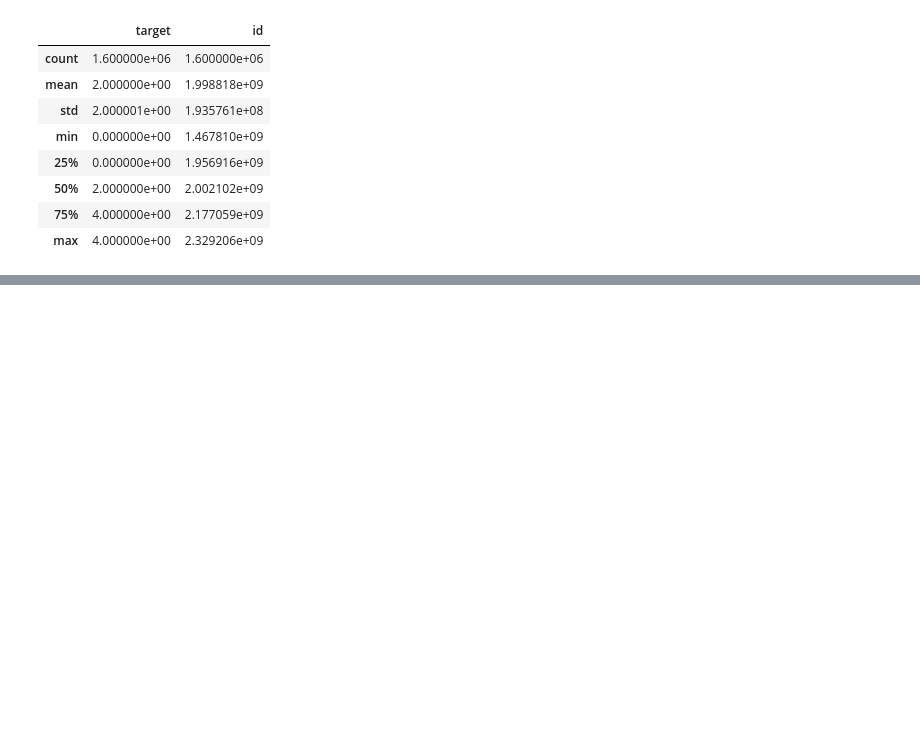
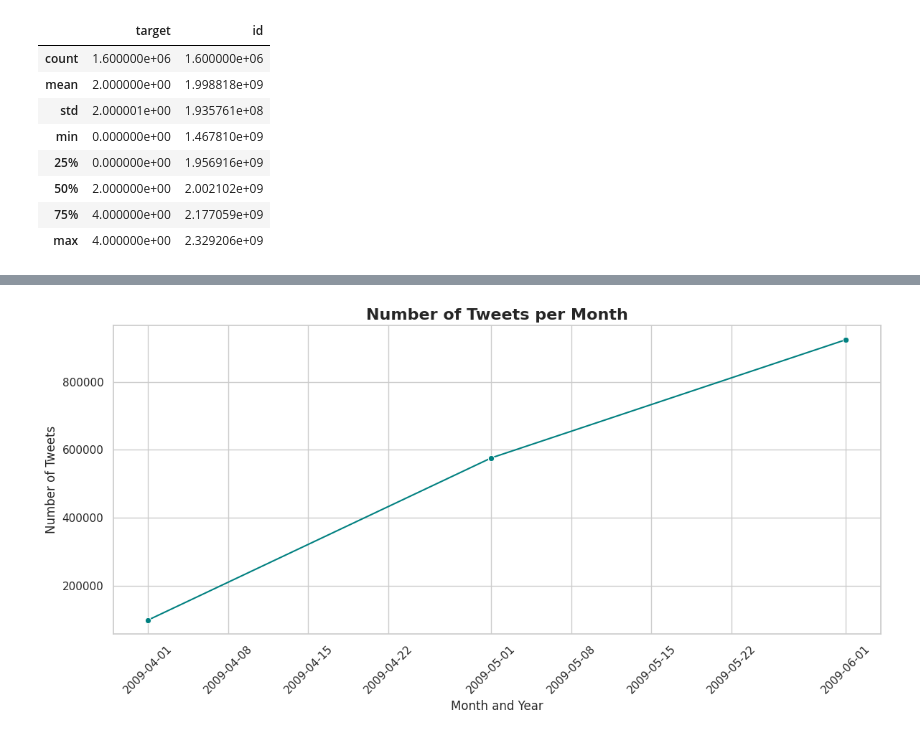
Before and after one commit to ariesslin/ie7500-g1-tweet-sentiment-nlp, a Jupyter notebook: scripts/eda.ipynb, the cells around one changed output, grey strips where cells are left out. Drawn from its saved outputs; the diff is of its cells as text; code cells hidden in the pictures; blank space fills up the shorter version.

```diff
--- a/scripts/eda.ipynb
+++ b/scripts/eda.ipynb
@@ -83,0 +179,28 @@ df.describe()
+# %%
+# We now the number of tweet samples we have by month and year
+
+# Create the 'year_month' column
+df['year_month'] = df['date'].dt.to_period('M').astype(str)
+
+# Group by year_month and count tweets
+monthly_counts = df.groupby('year_month').size().reset_index(name='tweet_count')
+
+# Set style
+sns.set(style='whitegrid')
+
+# Convert year_month to datetime for proper ordering in the x-axis
+monthly_counts['year_month'] = pd.to_datetime(monthly_counts['year_month'])
+
+# Plot
+plt.figure(figsize=(12, 6))
+sns.lineplot(data=monthly_counts, x='year_month', y='tweet_count', marker='o', color='teal')
+
+# Labels and title
+plt.title("Number of Tweets per Month", fontsize=16, fontweight='bold')
+plt.xlabel("Month and Year", fontsize=12)
+plt.ylabel("Number of Tweets", fontsize=12)
+plt.xticks(rotation=45)
+plt.tight_layout()
+plt.show()
+# %% [output]
+[figure, added]
```
Also changed, not shown: parts of 18 cells of this notebook.
